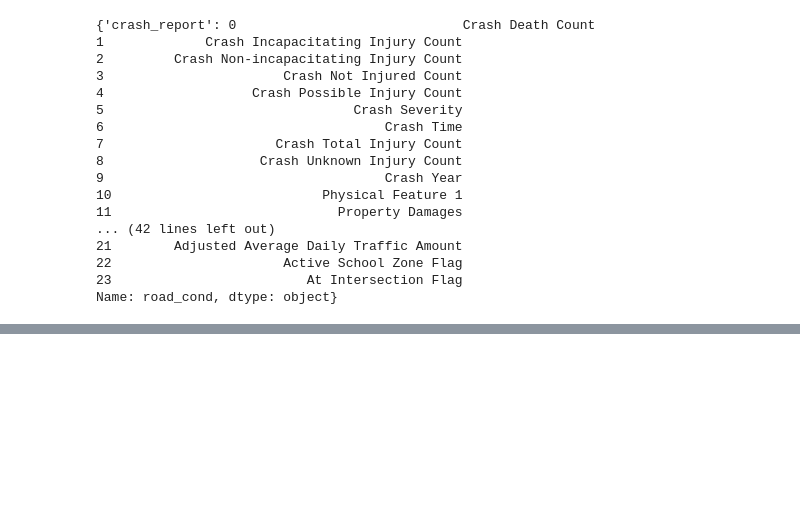
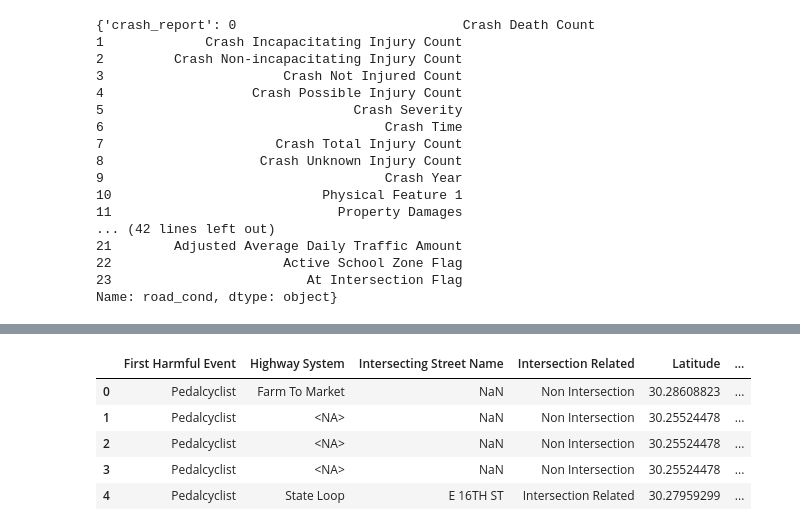
Before and after one commit to soonkienyuan/data-wrangling-school-project, a Jupyter notebook: phase 1.ipynb, the cells around one changed output, grey strips where cells are left out. Saved outputs shown, nothing was run; the diff lists cells and outputs as text; code cells hidden in the pictures; blank space fills up the shorter version.

```diff
--- a/phase 1.ipynb
+++ b/phase 1.ipynb
@@ -92,0 +186,10 @@ Name: road_cond, dtype: object}
+# %%
+curr_slice = next(ind_iter)
+tmp_viewer(curr_slice).head()
+# %% [output]
+|  | First Harmful Event | Highway System | Intersecting Street Name | Intersection Related | Latitude | ... |
+| 0 | Pedalcyclist | Farm To Market | NaN | Non Intersection | 30.28608823 | ... |
+| 1 | Pedalcyclist | <NA> | NaN | Non Intersection | 30.25524478 | ... |
+| 2 | Pedalcyclist | <NA> | NaN | Non Intersection | 30.25524478 | ... |
+| 3 | Pedalcyclist | <NA> | NaN | Non Intersection | 30.25524478 | ... |
+| 4 | Pedalcyclist | State Loop | E 16TH ST | Intersection Related | 30.27959299 | ... |
```
Also changed, not shown: parts of 37 cells of this notebook, 2 other files.
